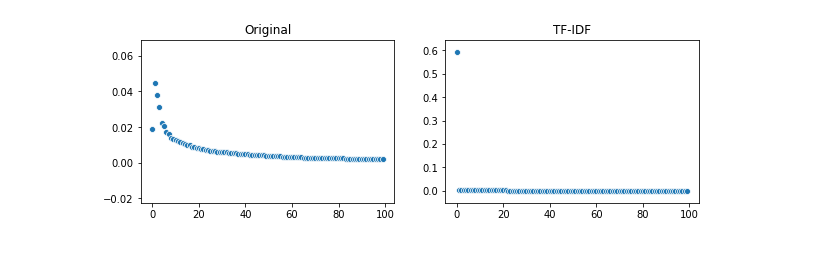
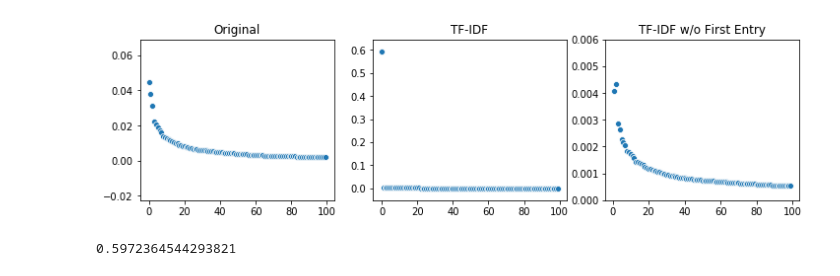
Before and after one commit to contagon/ml-project, a Jupyter notebook: PCA.ipynb, the cells around one changed output. Saved outputs shown, nothing was run; the diff lists cells and outputs as text; code cells hidden in the pictures.

Commit message:
Updated PCA figure

```diff
--- a/PCA.ipynb
+++ b/PCA.ipynb
@@ -20,15 +20,23 @@ X.shape
 svd = TruncatedSVD(n_components=200)
 Xhat = svd.fit_transform(X)
 # %%
-fig, ax = plt.subplots(1, 2, figsize=(10,3))
+fig, ax = plt.subplots(1, 3, figsize=(12,3))
 
-sns.scatterplot(np.arange(100), svd.explained_variance_ratio_[:100], ax=ax[0])
+sns.scatterplot(np.arange(100), sorted(svd.explained_variance_ratio_[:100])[::-1], ax=ax[0])
 ax[0].set_title("Original")
 
 sns.scatterplot(np.arange(100), svdhat.explained_variance_ratio_[:100], ax=ax[1])
 ax[1].set_title("TF-IDF")
 
+sns.scatterplot(np.arange(1,100), svdhat.explained_variance_ratio_[1:100], ax=ax[2])
+ax[2].set_title("TF-IDF w/o First Entry")
+ax[2].set_ylim([0,.006])
+
 plt.savefig("figs/pca.pdf", bbox_inches="tight")
 plt.show()
 # %% [output]
-[figure, old version]
+[figure, new version]
+# %%
+np.sum(svdhat.explained_variance_ratio_)
+# %% [output]
+0.5972364544293821
```
Also changed, not shown: 2 other files.
